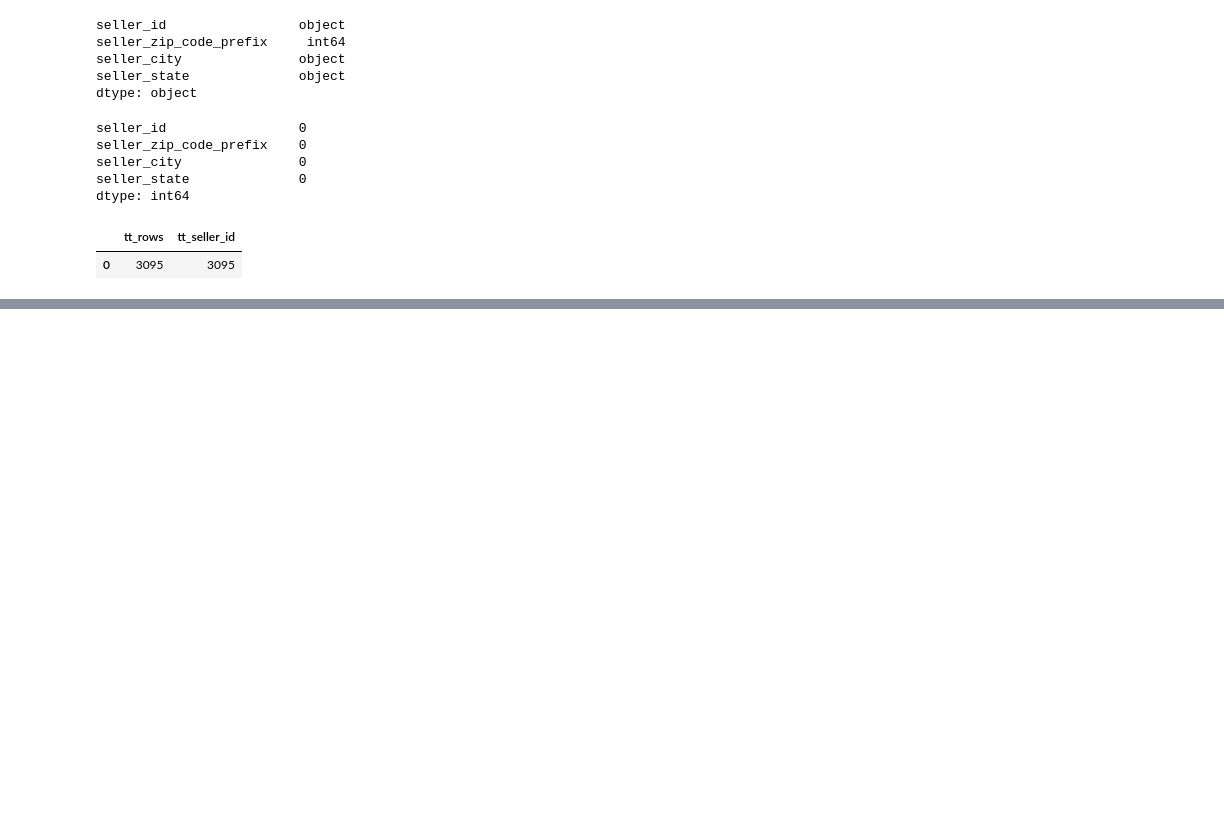
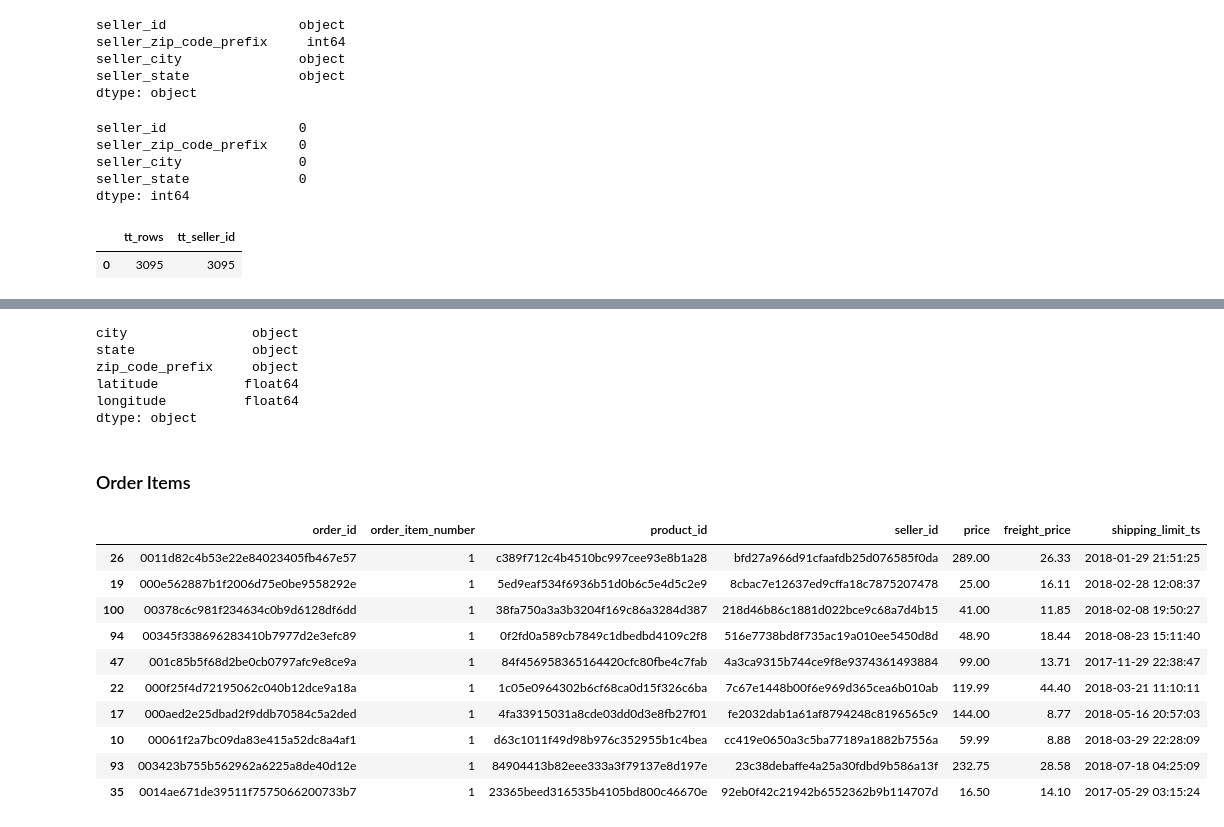
Before and after one commit to doegemon/etl_churn, a Jupyter notebook: notebooks/dbt_data_check.ipynb, the cells around one changed output, grey strips where cells are left out. Cells and saved outputs as stored; diff of their text form; code cells hidden in the pictures; blank space fills up the shorter version.

Commit message:
creation of silver layer using dbt and silver tables data check

```diff
--- a/notebooks/dbt_data_check.ipynb
+++ b/notebooks/dbt_data_check.ipynb
@@ -698,0 +748,26 @@ display(df_sell_numbers)
+# %%
+df_sgeo.dtypes
+# %% [output]
+city                object
+state               object
+zip_code_prefix     object
+latitude           float64
+longitude          float64
+dtype: object
+# %% [markdown]
+### Order Items
+# %%
+df_soi = pd.read_sql('SELECT * FROM silver_order_items LIMIT 111', con=engine)
+display(df_soi.sample(10))
+# %% [output]
+|  | order_id | order_item_number | product_id | seller_id | price | freight_price | shipping_limit_ts |
+| 26 | 0011d82c4b53e22e84023405fb467e57 | 1 | c389f712c4b4510bc997cee93e8b1a28 | bfd27a966d91cfaafdb25d076585f0da | 289.00 | 26.33 | 2018-01-29 21:51:25 |
+| 19 | 000e562887b1f2006d75e0be9558292e | 1 | 5ed9eaf534f6936b51d0b6c5e4d5c2e9 | 8cbac7e12637ed9cffa18c7875207478 | 25.00 | 16.11 | 2018-02-28 12:08:37 |
+| 100 | 00378c6c981f234634c0b9d6128df6dd | 1 | 38fa750a3a3b3204f169c86a3284d387 | 218d46b86c1881d022bce9c68a7d4b15 | 41.00 | 11.85 | 2018-02-08 19:50:27 |
+| 94 | 00345f338696283410b7977d2e3efc89 | 1 | 0f2fd0a589cb7849c1dbedbd4109c2f8 | 516e7738bd8f735ac19a010ee5450d8d | 48.90 | 18.44 | 2018-08-23 15:11:40 |
+| 47 | 001c85b5f68d2be0cb0797afc9e8ce9a | 1 | 84f456958365164420cfc80fbe4c7fab | 4a3ca9315b744ce9f8e9374361493884 | 99.00 | 13.71 | 2017-11-29 22:38:47 |
+| 22 | 000f25f4d72195062c040b12dce9a18a | 1 | 1c05e0964302b6cf68ca0d15f326c6ba | 7c67e1448b00f6e969d365cea6b010ab | 119.99 | 44.40 | 2018-03-21 11:10:11 |
+| 17 | 000aed2e25dbad2f9ddb70584c5a2ded | 1 | 4fa33915031a8cde03dd0d3e8fb27f01 | fe2032dab1a61af8794248c8196565c9 | 144.00 | 8.77 | 2018-05-16 20:57:03 |
+| 10 | 00061f2a7bc09da83e415a52dc8a4af1 | 1 | d63c1011f49d98b976c352955b1c4bea | cc419e0650a3c5ba77189a1882b7556a | 59.99 | 8.88 | 2018-03-29 22:28:09 |
+| 93 | 003423b755b562962a6225a8de40d12e | 1 | 84904413b82eee333a3f79137e8d197e | 23c38debaffe4a25a30fdbd9b586a13f | 232.75 | 28.58 | 2018-07-18 04:25:09 |
+| 35 | 0014ae671de39511f7575066200733b7 | 1 | 23365beed316535b4105bd800c46670e | 92eb0f42c21942b6552362b9b114707d | 16.50 | 14.10 | 2017-05-29 03:15:24 |
```
Also changed, not shown: parts of 26 cells of this notebook, 8 other files.
